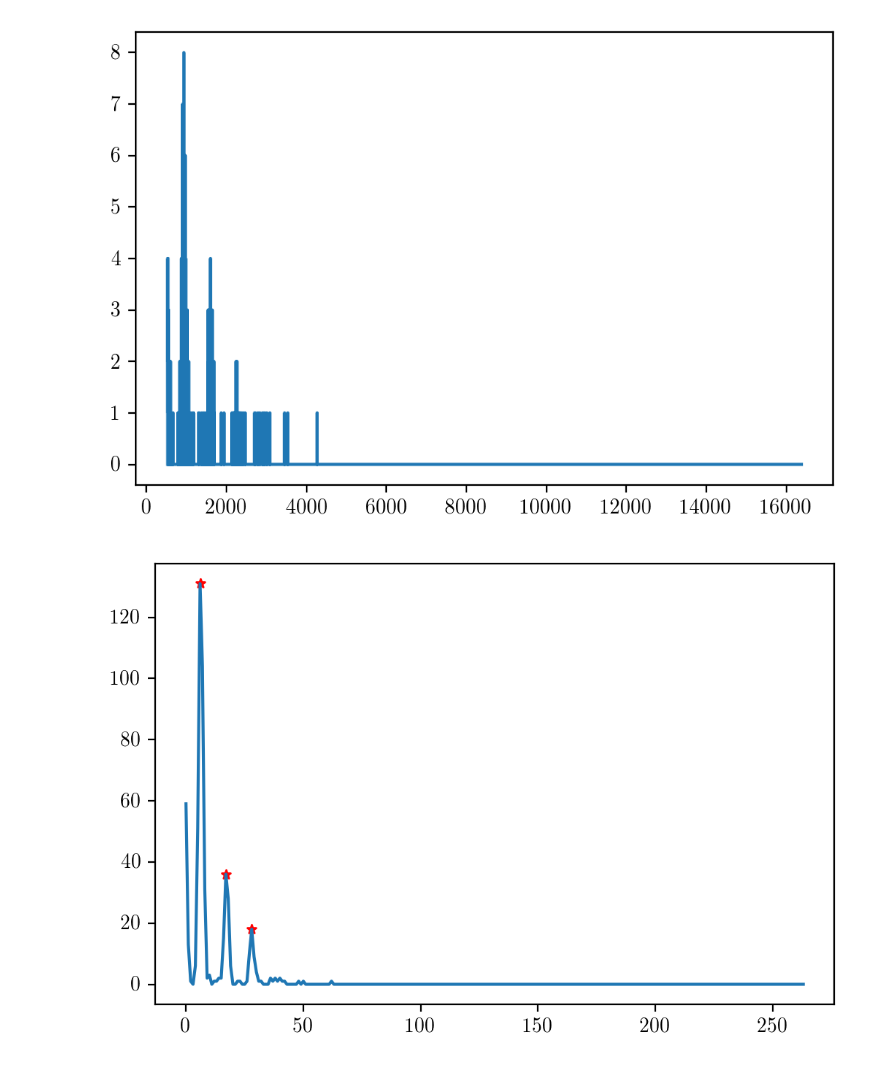
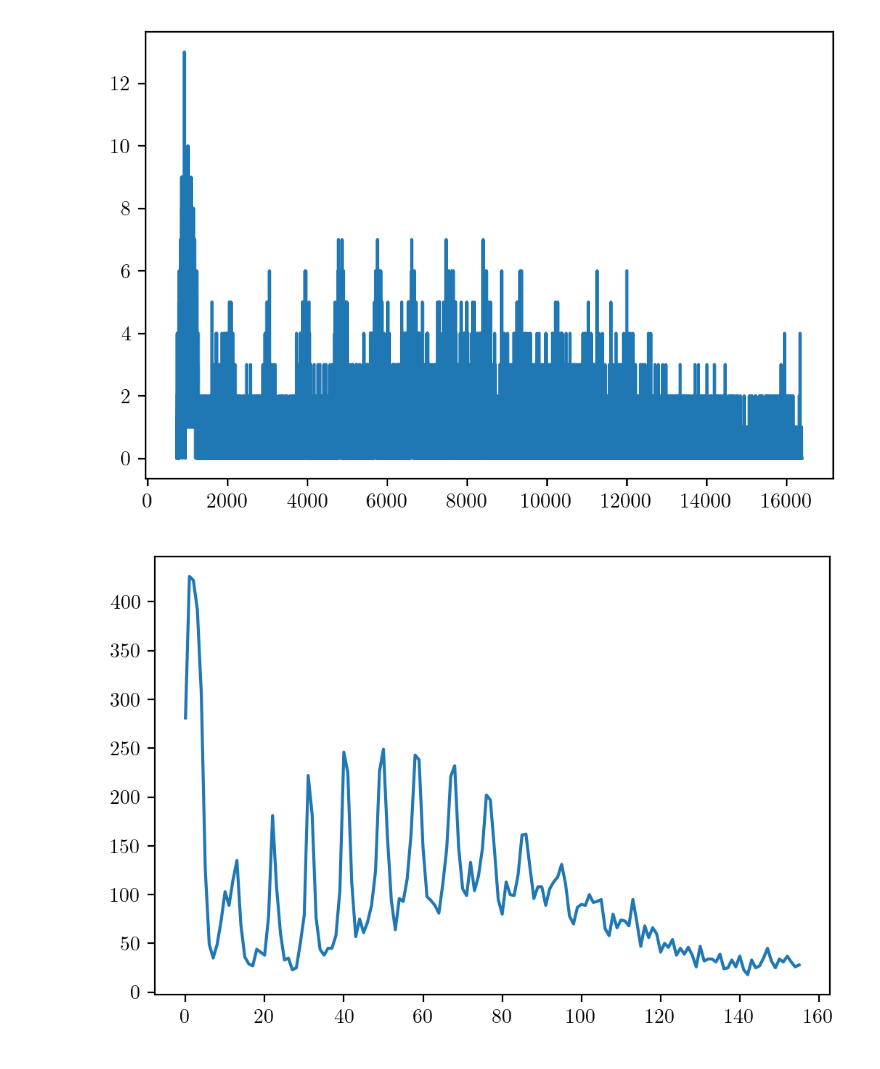
Before and after one commit to Moore-Lab/purity-monitor, a Jupyter notebook: Jupyter/Log/2022-08-11.ipynb, the cells around one changed output. Saved outputs shown, nothing was run; the diff lists cells and outputs as text; code cells hidden in the pictures.

```diff
--- a/Jupyter/Log/2022-08-11.ipynb
+++ b/Jupyter/Log/2022-08-11.ipynb
@@ -14,7 +15,9 @@ import matplotlib as mpl
 import matplotlib.pyplot as plt
 mpl.rcParams['figure.dpi']= 100
 # %%
-FILE = r'/gpfs/gibbs/project/david_moore/ab2935/Data/20220810/mca_keith_30.00OV_0.5_kHz_0.h5'
+#FILE = r'/Users/tizi/Documents/YALE_WL.nosync/data/20220812/4Vpp/0.5kHz/mca_keith_30.00OV_0.h5'
+#FILE = r'/Users/tizi/Documents/YALE_WL.nosync/data/20220810/4.0Vpp/0.5kHz/mca_keith_30.00OV_0.h5'
+FILE = r'/Users/tizi/Documents/YALE_WL.nosync/data/20220812/4Vpp_2min_0.5V_intervals/0.5kHz/mca_keith_30.50OV_0.h5'
 f = h5py.File(FILE, 'r')
 ch2 = f.get('ch2')
 for key in ch2.keys():
@@ -67,14 +72,10 @@ y = y[int(pdict['right_bases']):]
 # %%
 plt.plot(x,y)
 plt.show()
+
+x1, y1 = rebin(x,y,100)
+plt.plot(x1,y1)
+plt.show()
 # %% [output]
-[figure, old version]
+[figure, new version]
+[figure, added]
-# %%
-x1, y1 = rebin(x,y,60)
-plt.plot(x1,y1)
-
-pks, pdict = find_peaks(y1,prominence=10)
-plt.scatter(pks,[y1[int(p)] for p in pks],20,'red','*')
-plt.show()
-# %% [output]
-[figure, removed]
```
Also changed, not shown: parts of 9 cells of this notebook, 3 other files.
